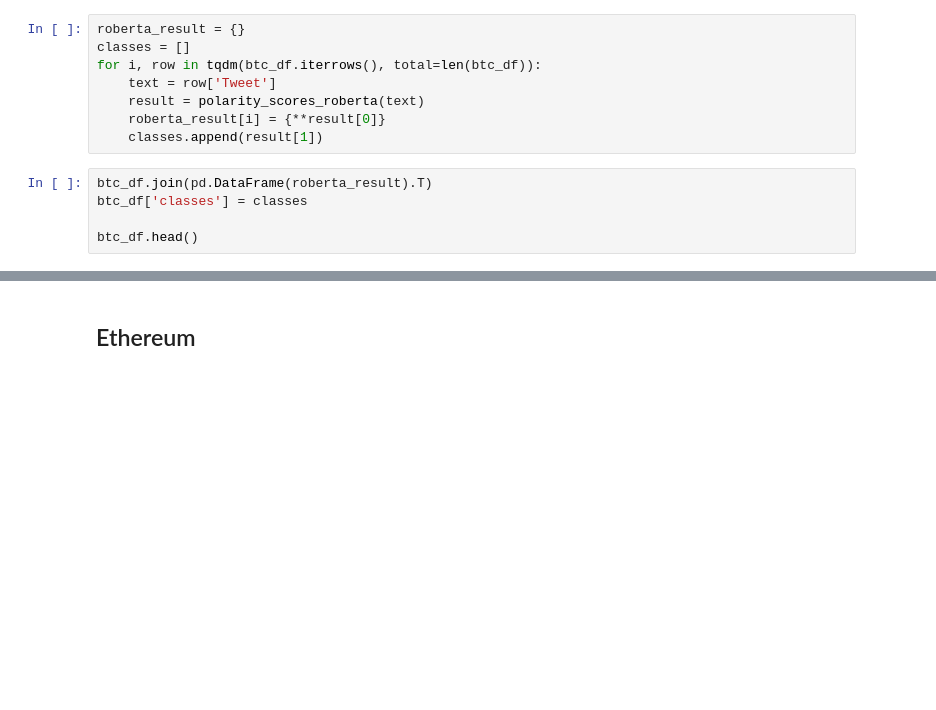
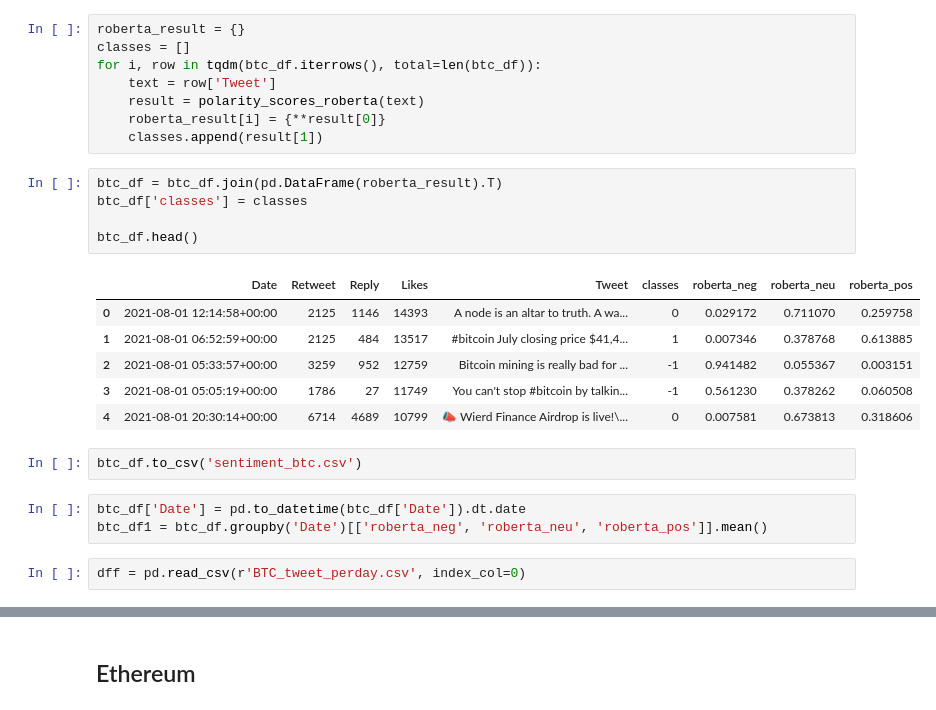
Before and after one commit to Alvanzah/Pemodelan, a Jupyter notebook: Sentiment_Analysis.ipynb, the cells around one changed output, grey strips where cells are left out. Cells and saved outputs as stored; diff of their text form; blank space fills up the shorter version.

```diff
--- a/Sentiment_Analysis.ipynb
+++ b/Sentiment_Analysis.ipynb
@@ -56,7 +59,21 @@ for i, row in tqdm(btc_df.iterrows(), total=len(btc_df)):
     roberta_result[i] = {**result[0]}
     classes.append(result[1])
 # %%
-btc_df.join(pd.DataFrame(roberta_result).T)
+btc_df = btc_df.join(pd.DataFrame(roberta_result).T)
 btc_df['classes'] = classes
 
 btc_df.head()
+# %% [output]
+|  | Date | Retweet | Reply | Likes | Tweet | classes | roberta_neg | roberta_neu | roberta_pos |
+| 0 | 2021-08-01 12:14:58+00:00 | 2125 | 1146 | 14393 | A node is an altar to truth. A wa... | 0 | 0.029172 | 0.711070 | 0.259758 |
+| 1 | 2021-08-01 06:52:59+00:00 | 2125 | 484 | 13517 | #bitcoin July closing price $41,4... | 1 | 0.007346 | 0.378768 | 0.613885 |
+| 2 | 2021-08-01 05:33:57+00:00 | 3259 | 952 | 12759 | Bitcoin mining is really bad for ... | -1 | 0.941482 | 0.055367 | 0.003151 |
+| 3 | 2021-08-01 05:05:19+00:00 | 1786 | 27 | 11749 | You can't stop #bitcoin by talkin... | -1 | 0.561230 | 0.378262 | 0.060508 |
+| 4 | 2021-08-01 20:30:14+00:00 | 6714 | 4689 | 10799 | 📣 Wierd Finance Airdrop is live!\... | 0 | 0.007581 | 0.673813 | 0.318606 |
+# %%
+btc_df.to_csv('sentiment_btc.csv')
+# %%
+btc_df['Date'] = pd.to_datetime(btc_df['Date']).dt.date
+btc_df1 = btc_df.groupby('Date')[['roberta_neg', 'roberta_neu', 'roberta_pos']].mean()
+# %%
+dff = pd.read_csv(r'BTC_tweet_perday.csv', index_col=0)
```
Also changed, not shown: parts of 6 cells of this notebook, 3 other files.
